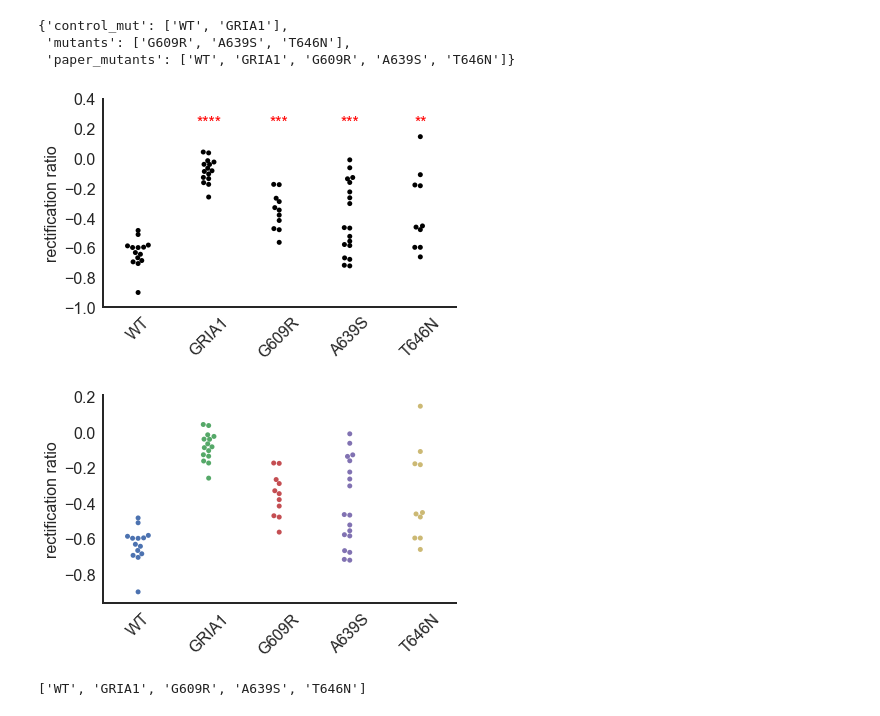
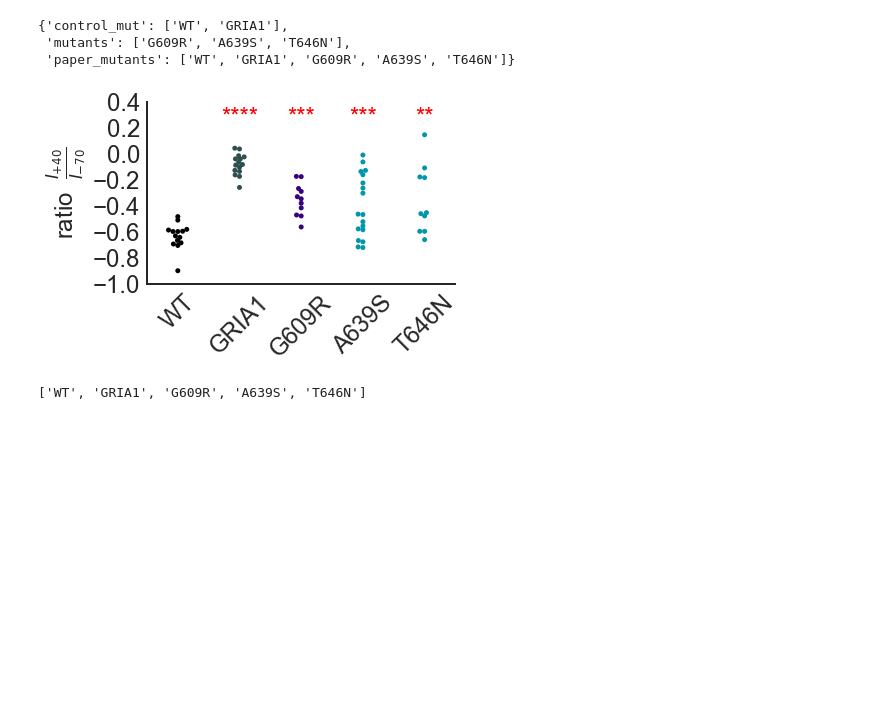
Before and after one commit to KullmannLab/AMPA_Synaptopathies, a Jupyter notebook: RampFigures.ipynb, the cells around one changed output. Cells and saved outputs as stored; diff of their text form; code cells hidden in the pictures; blank space fills up the shorter version.

Commit message:
Font, superficial changes to graphs for poster

```diff
--- a/RampFigures.ipynb
+++ b/RampFigures.ipynb
@@ -106,54 +107,56 @@ df_RI_all = df[['RI','Mutant']]
 # %%
 # df_RIpaper.plot(kind='box', x=df_RIpaper['Mutant'], y=df_RIpaper['RI'])
 
+Con = 'black'
+Gria = 'darkslategray'
+EE = '#0097a9'
+ID = '#380282'
 
-def swarmplot_format():
+pal = {'A639S':EE, 'A643T':Con, 'F644L':ID, 'G609R':ID, 'G745V':ID, 'G778A':ID, 'I375V':Con,
+       'P528T':ID, '528-530Del':ID, 'T646N':EE, 'V647L':ID, 'V830M':ID, 'WT':Con, 'GRIA1':Gria}
+
+
+
+def swarmplot_format(fontsize=24):
     sns.set_style("white", {"axes.linewidth": 2})
-    plt.xticks(rotation=45, size=16)
+    plt.xticks(rotation=45, size=fontsize)
     plt.xlabel('')
-    plt.yticks(size=16)
-    plt.ylabel('rectification ratio', size=16)
+    plt.yticks(size=fontsize)
+    plt.ylabel('ratio  ' + r'$\frac{I_{+40}}{I_{-70}}$', size=fontsize)
     #sns.despine(bottom = True, left=True, trim=True)
     sns.despine()
     plt.tight_layout()
 
 
 
 
 
-fig = sns.swarmplot(x=df_RIpaper['Mutant'], y=df_RIpaper['RI'], order = paper_mutants, color='black')
+fig = sns.swarmplot(x=df_RIpaper['Mutant'], y=df_RIpaper['RI'], order = paper_mutants, color='black', palette=pal)
 swarmplot_format()
 plt.ylim(-1, 0.4)
 
 #Annotation:
 mutant_order = ['WT', 'GRIA1', 'G609R', 'A639S', 'T646N']
 signif = ['', '****', '***', '***', '**']
 
 y = df_RIpaper['RI'].max()
 h = y*1.3
 
-def sig_stars(height, star_list, color='black', size=16):
+def sig_stars(height, star_list, color='black', size=24):
     for x in range(0, len(star_list)):
         plt.text(x, h, star_list[x], ha='center', va='bottom', color=color, size=size)
         pass
 
 sig_stars(h, signif, color='red')
 
 
-plt.savefig('RectRatio_paper.pdf')
+plt.savefig('RectRatio_poster.pdf', transparent=True)
 plt.show()
 
 
-
-
-fig2 = plt.figure()
-fig2 = sns.swarmplot(x=df_RI_all['Mutant'], y=df_RI_all['RI'], order=mutant_order)
-swarmplot_format()
-
 plt.show()
 # %% [output]
-[figure, old version]
+[figure, new version]
-[figure, removed]
 # %%
 df1 = df_RIpaper.pivot(columns='Mutant', index=None, values='RI')
 df2 = df_RI_all.pivot(columns='Mutant', index=None, values='RI')
```
Also changed, not shown: parts of 2 cells of this notebook.
